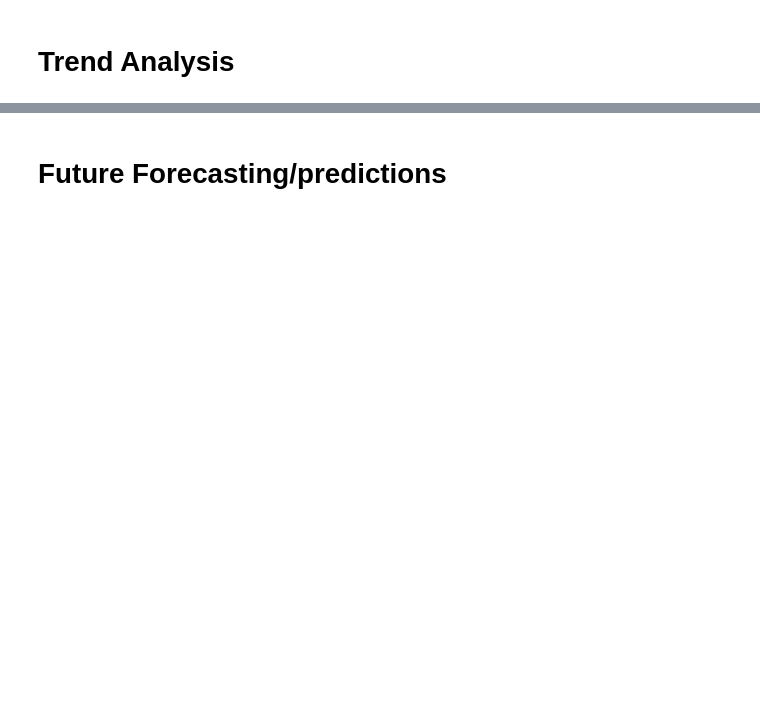
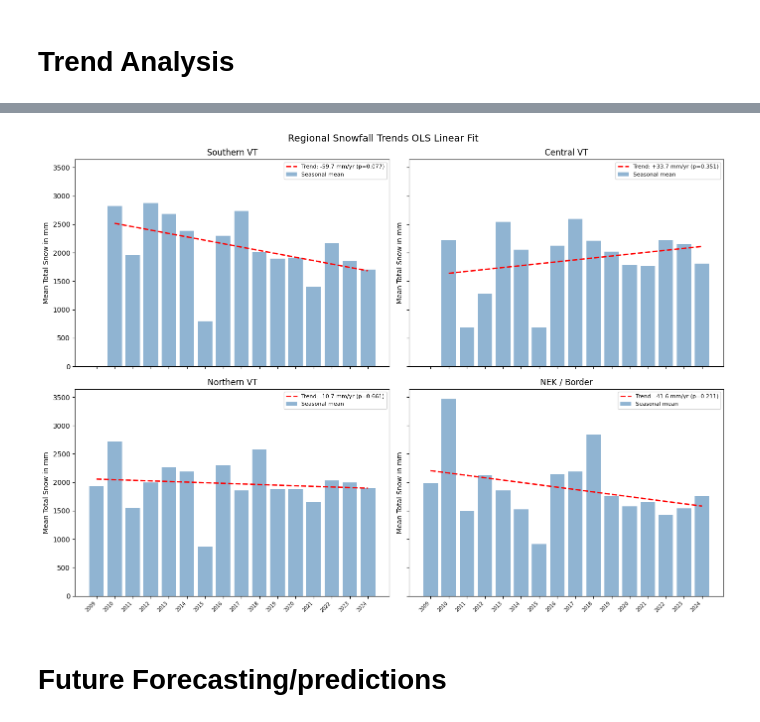
Before and after one commit to TedPittman/SnowfallForecast, a Jupyter notebook: project.ipynb, the cells around one changed output, grey strips where cells are left out. Saved outputs shown, nothing was run; the diff lists cells and outputs as text; code cells hidden in the pictures; blank space fills up the shorter version.

```diff
--- a/project.ipynb
+++ b/project.ipynb
@@ -741,0 +746,93 @@ Significant at alpha=0.05? no
+# %%
+# Per region Snowfall Trends
+# OLS linear trend slope in mm/year with p value
+# Mann Kendall trend test
+# For each of the 4 regions, we test whether snowfall is
+# increasing/decreasing over time using
+#  OLS Linear Regression (stats.linregress):
+#    Fits a straight line through (year, mean_snowfall)
+#    The slope tells us mm of snowfall gained/lost per year
+#    p-value < 0.05 means the trend is statistically significant
+#    R^2 tells us how much of the variance the linear trend explains
+# Kendall Tau (stats.kendalltau):
+#    A nonparametric rank correlation test, checks whether
+#    snowfall trends up/down over time without assuming
+#    the relationship is linear, Tau ranges from -1 to +1
+
+
+# Compute regional averages, for each region and winter_year
+# average across all stations in that region
+# Regional seasonal averages
+regional_stats = seasonal_stats.groupby(['region', 'county_region_name', 'winter_year']).agg(
+    mean_total_snow = ('total_snow', 'mean'),
+    mean_snow_days = ('snow_days', 'mean'),
+    mean_snow_season_days = ('snow_season_days', 'mean'),
+    mean_snow_prcp_ratio = ('snow_prcp_ratio', 'mean'),
+    n_stations = ('STATION', 'nunique'),
+).reset_index()
+
+# Check if 2009 has data for a majority of regions; if not, exclude it
+n_total_regions = len(COUNTY_REGION_NAMES)
+regions_with_2009 = regional_stats[regional_stats['winter_year'] == 2009]['region'].nunique()
+if regions_with_2009 < (n_total_regions / 2):
+    print(f"Winter 2009: only {regions_with_2009}/{n_total_regions} regions have data, excluding.")
+    regional_stats = regional_stats[regional_stats['winter_year'] >= 2010].copy()
+    min_plot_year = 2010
+else:
+    print(f"Winter 2009: {regions_with_2009}/{n_total_regions} regions have data, keeping.")
+    min_plot_year = regional_stats['winter_year'].min()
+
+
+print("Regional Snowfall Trend Analysis")
+
+fig, axes = plt.subplots(2, 2, figsize=(14, 10), sharex=True, sharey=True)
+axes = axes.flatten()
+all_years = sorted(regional_stats['winter_year'].unique())
+
+
+for idx, (region_id, region_name) in enumerate(sorted(COUNTY_REGION_NAMES.items())):
+    subset = regional_stats[regional_stats['region'] == region_id].copy()
+    subset = subset.sort_values('winter_year')
+
+    if len(subset) < 5:
+        print(f"  Region {region_id} ({region_name}): too few data points for trend\n")
+        continue
+
+    x = subset['winter_year'].values.astype(float)
+    y = subset['mean_total_snow'].values
+
+    # OLS linear regression
+    slope, intercept, r_value, p_value, std_err = stats.linregress(x, y)
+
+    # Mann Kendall
+    try:
+        mk_result = stats.kendalltau(x, y)
+        mk_tau = mk_result.statistic
+        mk_p = mk_result.pvalue
+    except Exception:
+        mk_tau, mk_p = float('nan'), float('nan')
+
+    print(f"Region {region_id} – {region_name}:")
+    print(f"OLS slope: {slope:.1f} mm/year  (p={p_value:.4f})")
+    print(f"R^2: {r_value**2:.3f}")
+    print(f"Kendall tau: {mk_tau:.3f}  (p={mk_p:.4f})")
+    sig = "YES" if p_value < 0.05 else "no"
+    print(f"Significant at alpha=0.05? {sig}\n")
+
+    # Plot
+    ax = axes[idx]
+    ax.bar(subset['winter_year'], y,
+           alpha = 0.6, color = 'steelblue', label = 'Seasonal mean')
+    ax.plot(x, intercept + slope * x, 'r--', linewidth=2,
+            label=f'Trend: {slope:+.1f} mm/yr (p={p_value:.3f})')
+    ax.set_title(f'{region_name}', fontsize=12)
+    ax.set_ylabel('Mean Total Snow in mm')
+    ax.legend(fontsize = 8)
+    ax.set_xticks(all_years)
+    ax.set_xticklabels([str(y) for y in all_years], rotation=45, ha='right', fontsize=7)
+
+
+plt.suptitle('Regional Snowfall Trends OLS Linear Fit', fontsize=14)
+plt.tight_layout()
+plt.show()
+# %% [output]
@@ -742,2 +856,3 @@ Significant at alpha=0.05? no
+[figure, added]
 # %% [markdown]
 # Future Forecasting/predictions
```
Also changed, not shown: parts of 12 cells of this notebook.
